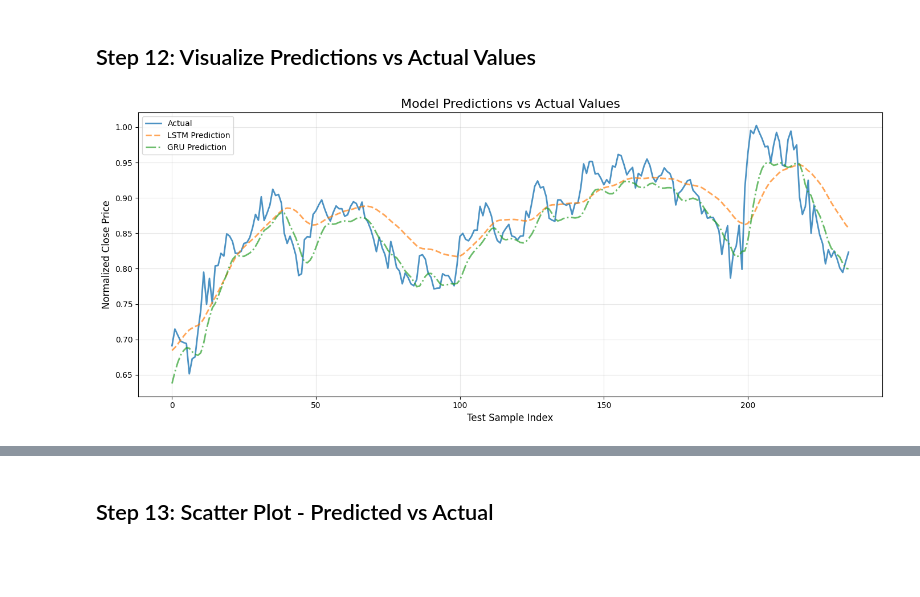
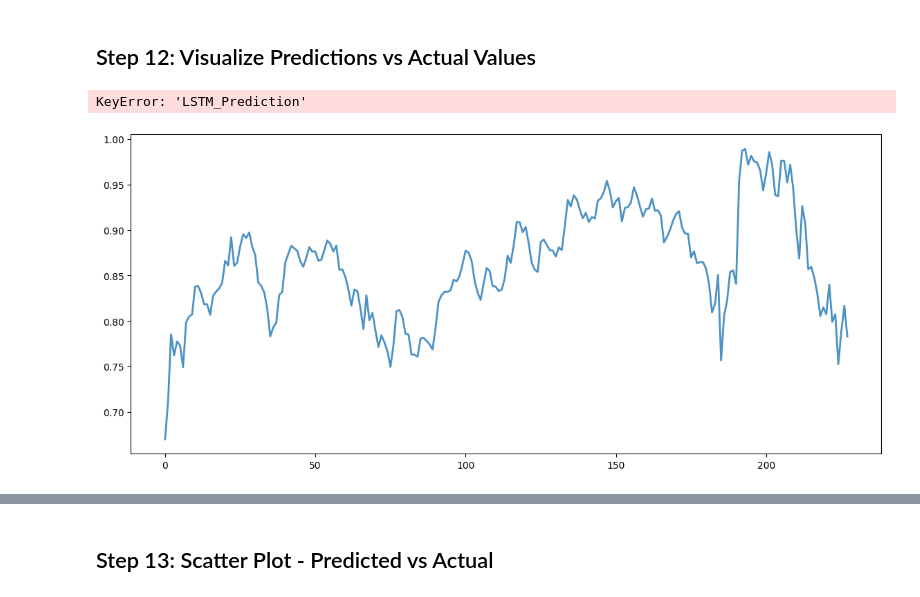
Before and after one commit to snehangshu2002/stock-lstm-gru, a Jupyter notebook: notebooks/analysis_simple.ipynb, the cells around one changed output, grey strips where cells are left out. Drawn from its saved outputs; the diff is of its cells as text; code cells hidden in the pictures; blank space fills up the shorter version.

Commit message:
feat: add simplified and standard stock price prediction analysis notebooks

```diff
--- a/notebooks/analysis_simple.ipynb
+++ b/notebooks/analysis_simple.ipynb
@@ -464,13 +464,13 @@ comparison_df
 | 0 | LSTM | 27.130229 | 20.077286 | 0.832587 |
 # %%
 # Create a dataframe for comparison
-predictions_df = pd.DataFrame({
+predictions_df_LSTM = pd.DataFrame({
     'Actual': y_test,
     'LSTM_Prediction': X_test_lstm_predictions.flatten(),
 })
 
 print("Predictions sample:")
-predictions_df.head(10)
+predictions_df_LSTM.head(10)
 # %% [output]
 Predictions sample:
 |  | Actual | LSTM_Prediction |
@@ -658,22 +652,23 @@ gru_model.summary()
 # %% [markdown]
 ## Step 8: Train the GRU Model
 # %%
+# Set training parameters
+EPOCHS = 100
+BATCH_SIZE = 64
+PATIENCE = 15  # Early stopping patience
+
+# Create callbacks
+early_stop = EarlyStopping(monitor='val_loss', patience=PATIENCE, restore_best_weights=True, verbose=1)
+
+
 # Train the GRU model
 print("Training GRU model...")
-
-gru_checkpoint = ModelCheckpoint(
-    filepath='../models/gru_model.h5',
-    monitor='val_loss',
-    save_best_only=True,
-    verbose=1
-)
-
 gru_history = gru_model.fit(
     X_train, y_train,
     validation_data=(X_test, y_test),
     epochs=EPOCHS,
     batch_size=BATCH_SIZE,
-    callbacks=[early_stop, gru_checkpoint],
+    callbacks=[early_stop],
     verbose=1
 )
 
@@ -681,2 +694,5 @@ print("\nGRU training completed!")
 # %% [markdown]
 ## Step 9: Make Predictions
+# %%
+X_train_GRU_predictions = gru_model.predict(X_train)
+X_test_GRU_predictions = gru_model.predict(X_test)
@@ -683,15 +722,10 @@ print("\nGRU training completed!")
 # %%
-# Make predictions with both models
-lstm_predictions = lstm_model.predict(X_test)
-gru_predictions = gru_model.predict(X_test)
-
 # Create a dataframe for comparison
-predictions_df = pd.DataFrame({
+predictions_df_GRU = pd.DataFrame({
     'Actual': y_test,
-    'LSTM_Prediction': lstm_predictions.flatten(),
-    'GRU_Prediction': gru_predictions.flatten()
+    'GRU_Prediction': X_test_GRU_predictions.flatten(),
 })
 
 print("Predictions sample:")
-predictions_df.head(10)
+predictions_df_GRU.head(10)
 # %% [output]
@@ -777,20 +867,21 @@ plt.show()
 # %%
 # Plot predictions vs actual
 plt.figure(figsize=(14, 6))
 
-plt.plot(predictions_df.index, predictions_df['Actual'], label='Actual', linewidth=2, alpha=0.8)
-plt.plot(predictions_df.index, predictions_df['LSTM_Prediction'], label='LSTM Prediction', linewidth=2, alpha=0.7, linestyle='--')
-plt.plot(predictions_df.index, predictions_df['GRU_Prediction'], label='GRU Prediction', linewidth=2, alpha=0.7, linestyle='-.')
+plt.plot(predictions_df_GRU.index, predictions_df['Actual'], label='Actual', linewidth=2, alpha=0.8)
+plt.plot(predictions_df_LSTM.index, predictions_df['LSTM_Prediction'], label='LSTM Prediction', linewidth=2, alpha=0.7, linestyle='--')
+plt.plot(predictions_df_GRU.index, predictions_df['GRU_Prediction'], label='GRU Prediction', linewidth=2, alpha=0.7, linestyle='-.')
 
 plt.title('Model Predictions vs Actual Values', fontsize=16)
 plt.xlabel('Test Sample Index', fontsize=12)
 plt.ylabel('Normalized Close Price', fontsize=12)
 plt.legend()
 plt.grid(True, alpha=0.3)
 plt.tight_layout()
 plt.show()
 # %% [output]
+KeyError: 'LSTM_Prediction'
-[figure, old version]
+[figure, new version]
 # %%
 # Plot prediction errors
 plt.figure(figsize=(14, 5))
```
Also changed, not shown: parts of 19 cells of this notebook.
